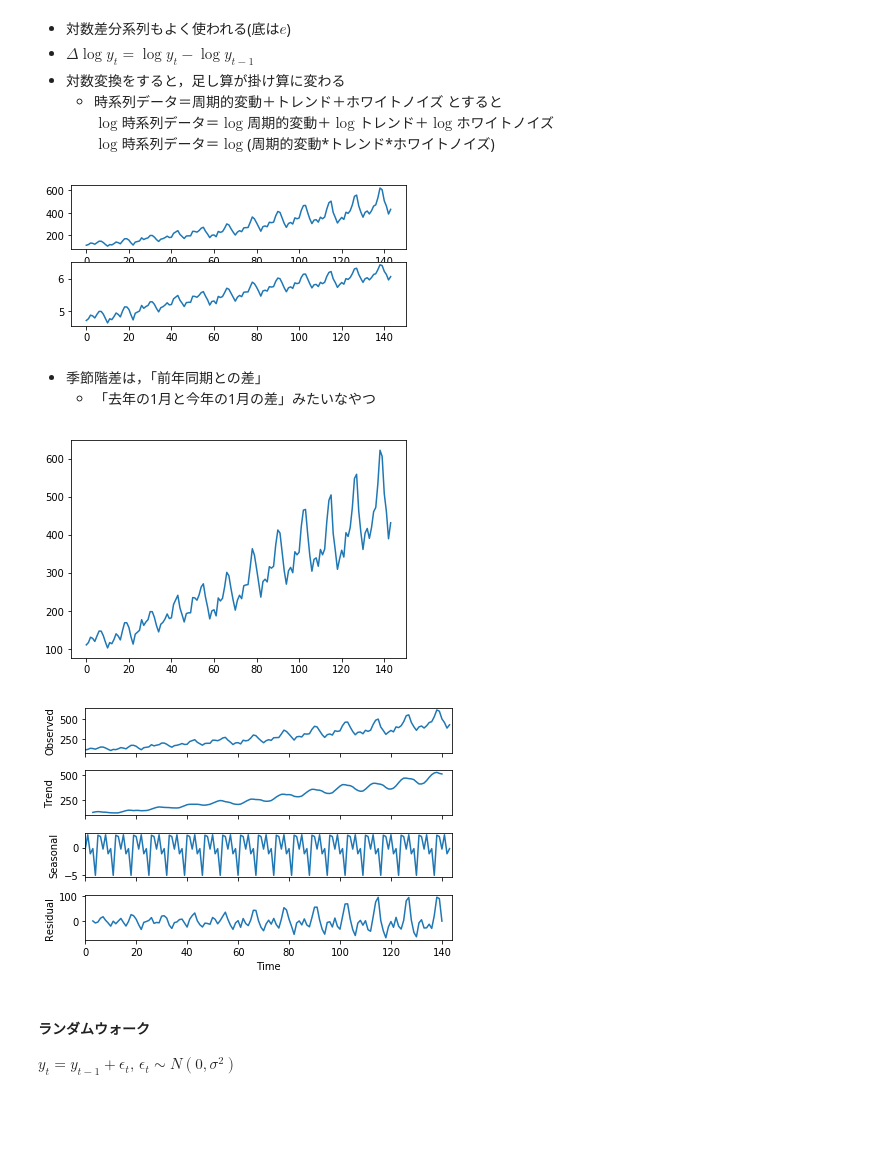
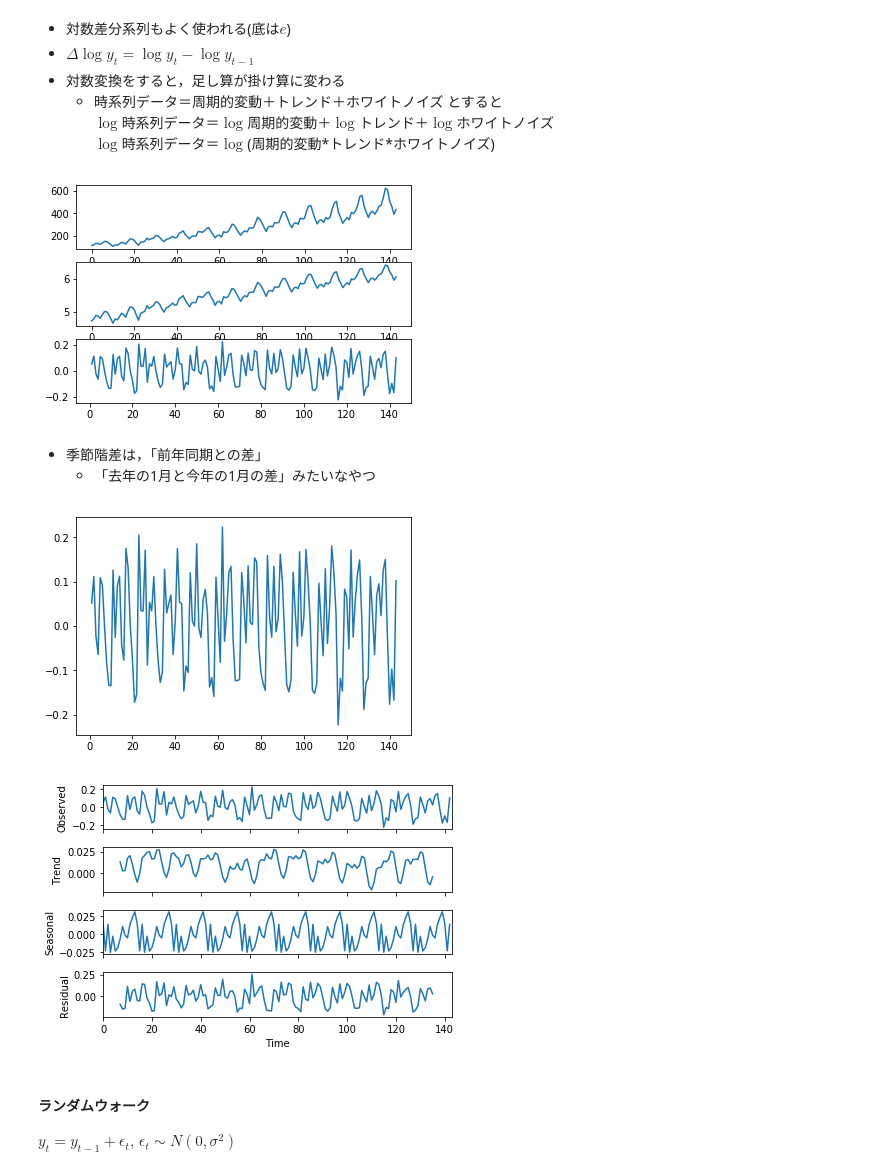
Before and after one commit to ko-da-k/tsa-ssm-study, a Jupyter notebook: sec2/box_jenkins.ipynb, the cells around one changed output. Drawn from its saved outputs; the diff is of its cells as text; code cells hidden in the pictures; blank space fills up the shorter version.

```diff
--- a/sec2/box_jenkins.ipynb
+++ b/sec2/box_jenkins.ipynb
@@ -142,13 +192,16 @@ plt.show()
   - 時系列データ＝周期的変動＋トレンド＋ホワイトノイズ とすると<br>$\log$時系列データ＝$\log$周期的変動＋$\log$トレンド＋$\log$ホワイトノイズ<br>$\log$時系列データ＝$\log$(周期的変動\*トレンド\*ホワイトノイズ)
 # %%
 df["#Passengers_log"] = df["#Passengers"].apply(np.log)
+df["#Passengers_log_1d"] = df["#Passengers_log"] - df["#Passengers_log"].shift()
 plt.subplot(311)
 plt.plot(df["#Passengers"])
 plt.subplot(312)
 plt.plot(df["#Passengers_log"])
+plt.subplot(313)
+plt.plot(df["#Passengers_log_1d"])
 plt.show()
 # %% [output]
-[figure, old version]
+[figure, new version]
 # %% [markdown]
 - 季節階差は，「前年同期との差」
   - 「去年の1月と今年の1月の差」みたいなやつ
@@ -156,13 +209,13 @@ plt.show()
 # 時系列データ＝短期の自己相関＋周期的変動＋トレンド＋外因性＋ホワイトノイズで表現される
 # statsmodelsのseasonal_decomposeでは，時系列データ＝トレンド成分＋季節成分＋残差で表現される
 # http://www.statsmodels.org/dev/generated/statsmodels.tsa.seasonal.seasonal_decompose.html?highlight=seasonal
-df["#Passengers"].plot()
-res = sm.tsa.seasonal_decompose(df["#Passengers"].values, freq=7)  # 日時データだからとりあえず7日で季節性があるか
+df["#Passengers_log_1d"].dropna().plot()
+res = sm.tsa.seasonal_decompose(df["#Passengers_log_1d"].dropna().values, freq=14)  # 日時データだからとりあえず7日で季節性があるか
 res.plot()
 plt.show()
 # %% [output]
-[figure, old version]
+[figure, new version]
-[figure, old version]
+[figure, new version]
 # %% [markdown]
 #### ランダムウォーク
 
```
Also changed, not shown: parts of 11 cells of this notebook.
